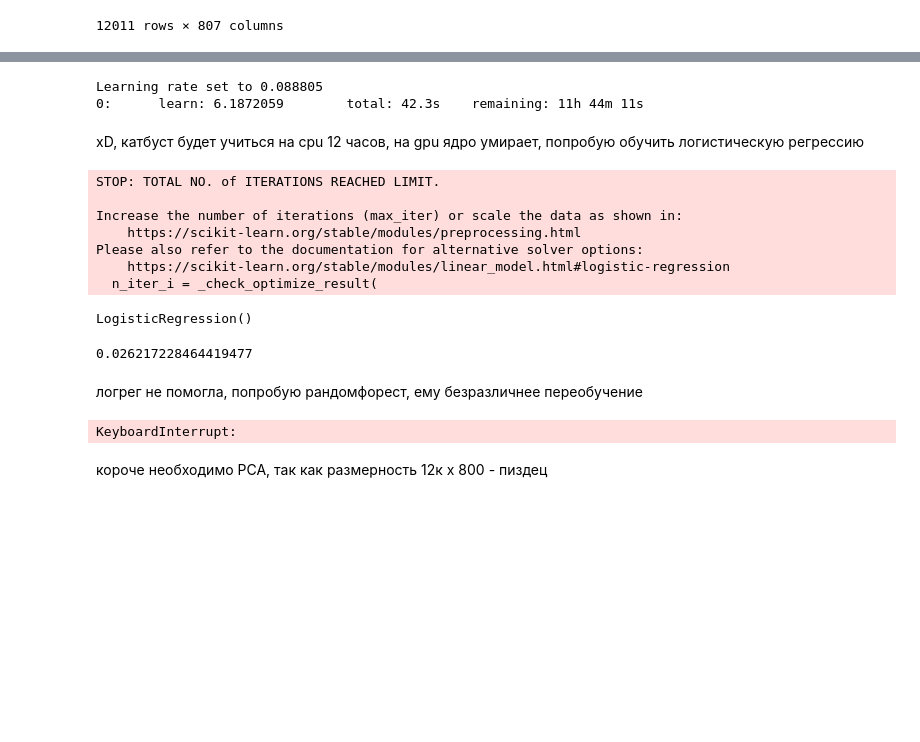
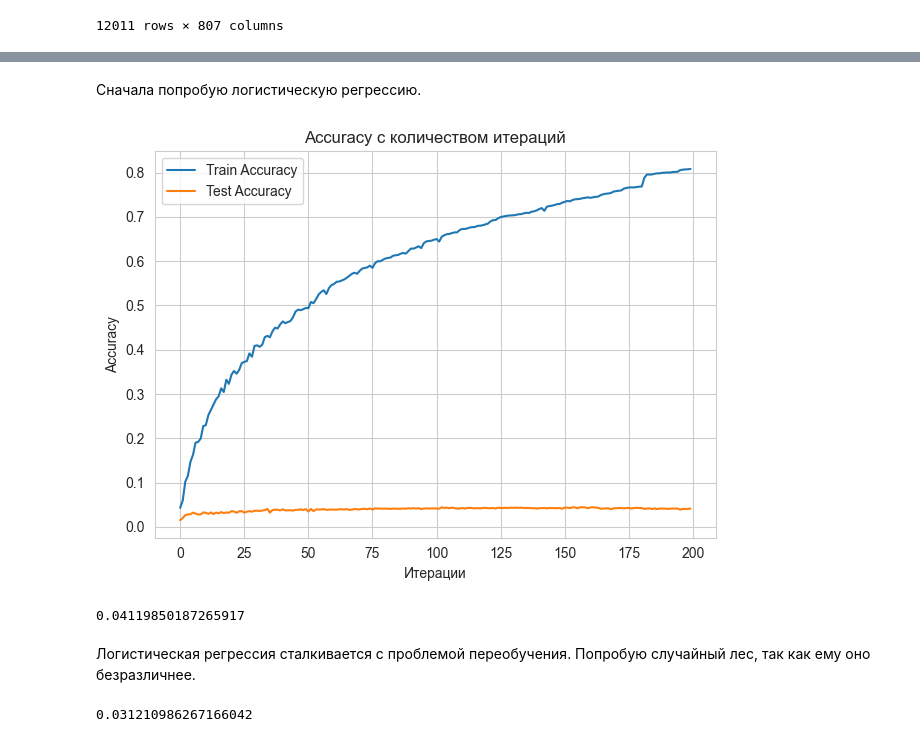
Before and after one commit to yaromirgusev/course_work, a Jupyter notebook: course_work.ipynb, the cells around one changed output, grey strips where cells are left out. Cells and saved outputs as stored; diff of their text form; code cells hidden in the pictures; blank space fills up the shorter version.

```diff
--- a/course_work.ipynb
+++ b/course_work.ipynb
@@ -218,5 +288,5 @@ data.to_csv('data_catboost.csv')
 # %%
-data = pd.read_csv('data_catboost.csv').drop(['Unnamed: 0'], axis=1)
+data = pd.read_csv('data.csv').drop(['Unnamed: 0'], axis=1)
 data
 # %% [output]
 |  | 0 | 1 | 2 | 3 | 4 | 5 | 6 | 7 | 8 | 9 | ... | ... |
@@ -237,0 +310,8 @@ y = data["target"]
+# %%
+scaler = StandardScaler()
+X_scaled = scaler.fit_transform(X)
+
+pca = PCA(n_components=0.95)
+X_pca = pca.fit_transform(X_scaled)
+
+X_pca.shape
@@ -238,5 +322,5 @@ y = data["target"]
 # %%
-X_train, X_test, y_train, y_test = train_test_split(X, y,
+X_train, X_test, y_train, y_test = train_test_split(X_pca, y,
                                                   test_size=0.2,
                                                   random_state=42,
                                                   stratify=y,
@@ -247,35 +328,47 @@ test_pool = Pool(data=x_test, label=y_test)
-# %%
-model = CatBoostClassifier(loss_function='MultiClass',
-                           random_seed=42)
-model.fit(train_pool)
-# %% [output]
-Learning rate set to 0.088805
-0:      learn: 6.1872059        total: 42.3s    remaining: 11h 44m 11s
-# %% [markdown]
-xD, катбуст будет учиться на cpu 12 часов, на gpu ядро умирает, попробую обучить логистическую регрессию
+# %% [markdown]
+Сначала попробую логистическую регрессию.
 # %%
-model_logreg = LogisticRegression()
-model_logreg.fit(X_train, y_train)
+train_accuracy = []
+test_accuracy = []
+
+model = LogisticRegression(max_iter=1, warm_start=True)
+
+for i in tqdm(range(1, 201)):
+    model.fit(X_train, y_train)
+    train_pred = model.predict(X_train)
+    test_pred = model.predict(X_test)
+
+    train_acc = accuracy_score(y_train, train_pred)
+    test_acc = accuracy_score(y_test, test_pred)
+    train_accuracy.append(train_acc)
+    test_accuracy.append(test_acc)
+sns.set_style('whitegrid')
+plt.plot(train_accuracy, label='Train Accuracy')
+plt.plot(test_accuracy, label='Test Accuracy')
+plt.title('Accuracy с количеством итераций')
+plt.xlabel('Итерации')
+plt.ylabel('Accuracy')
+plt.legend()
+plt.grid(True)
+
+plt.tight_layout()
+plt.show()
 # %% [output]
-STOP: TOTAL NO. of ITERATIONS REACHED LIMIT.
-
-Increase the number of iterations (max_iter) or scale the data as shown in:
-    https://scikit-learn.org/stable/modules/preprocessing.html
-Please also refer to the documentation for alternative solver options:
-    https://scikit-learn.org/stable/modules/linear_model.html#logistic-regression
-  n_iter_i = _check_optimize_result(
-LogisticRegression()
+[figure, added]
 # %%
-y_pred = model_logreg.predict(X_test)
-accuracy_score(y_test, y_pred)
+y_pred= model.predict(X_test)
+accuracy_score(y_pred, y_test)
 # %% [output]
-0.026217228464419477
+0.04119850187265917
 # %% [markdown]
-логрег не помогла, попробую рандомфорест, ему безразличнее переобучение
+Логистическая регрессия сталкивается с проблемой переобучения. Попробую случайный лес, так как ему оно безразличнее.
 # %%
-model_rf = RandomForestClassifier()
+model_rf = RandomForestClassifier(n_jobs=-1, n_estimators=25)
+
 model_rf.fit(X_train, y_train)
+
+y_pred = model_rf.predict(X_test)
+
+accuracy_score(y_pred, y_test)
 # %% [output]
-KeyboardInterrupt:
+0.031210986267166042
-# %% [markdown]
-короче необходимо PCA, так как размерность 12к х 800 - пиздец
```
Also changed, not shown: parts of 54 cells of this notebook, 7 other files.
